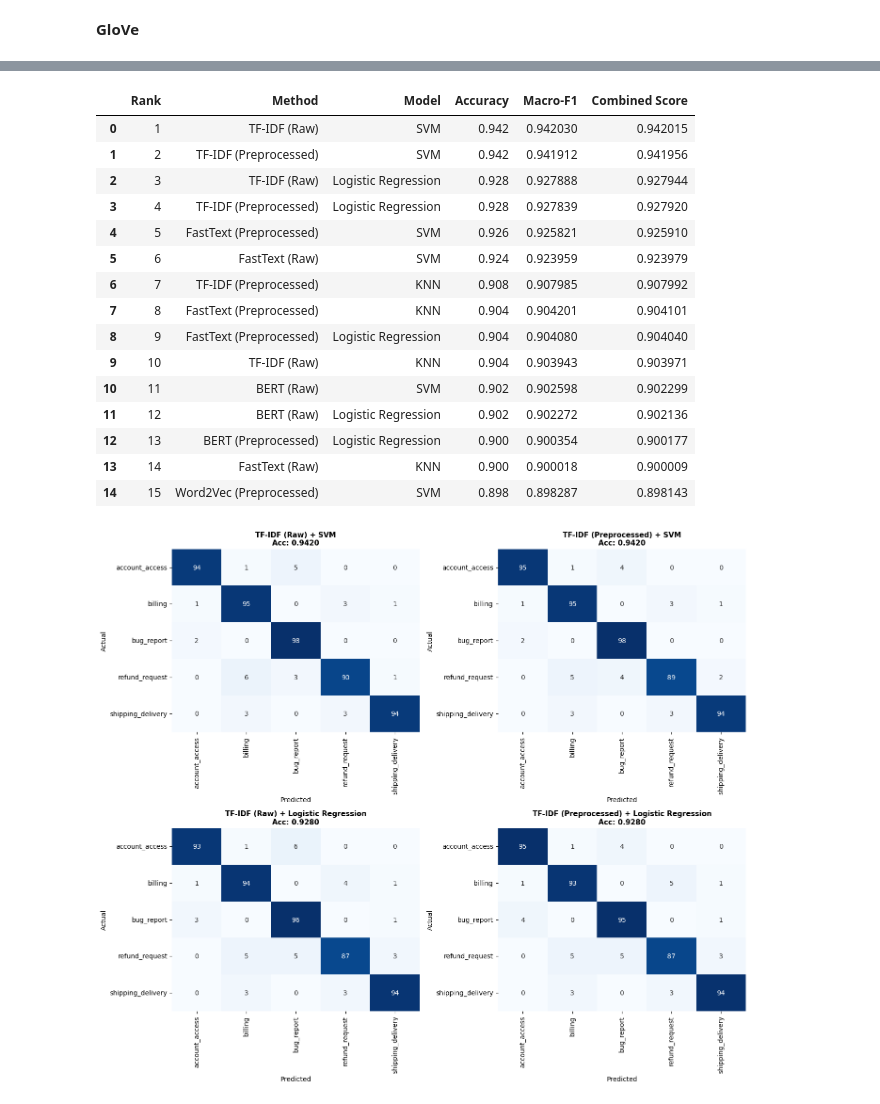
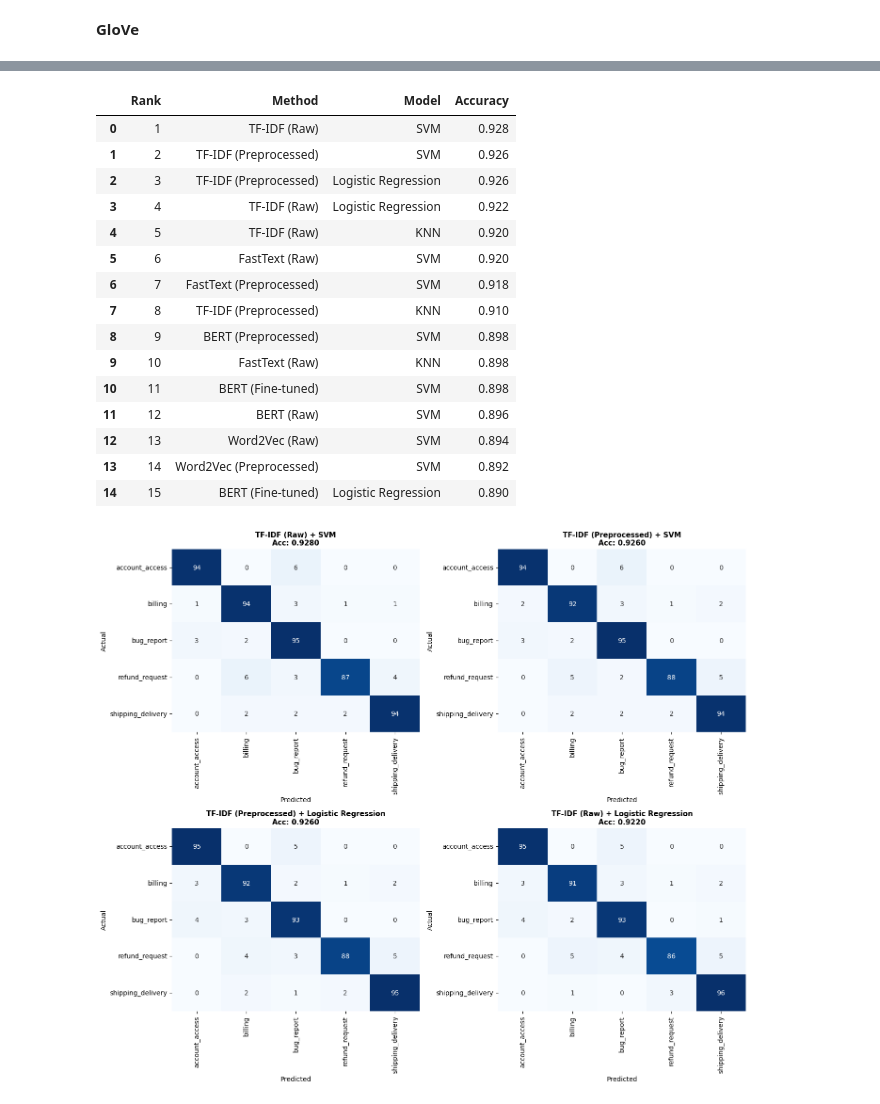
Before and after one commit to Try3D/support-ticket-classification, a Jupyter notebook: Analysis.ipynb, the cells around one changed output, grey strips where cells are left out. Cells and saved outputs as stored; diff of their text form; code cells hidden in the pictures.

```diff
--- a/Analysis.ipynb
+++ b/Analysis.ipynb
@@ -991,11 +1005,10 @@ for clf_name, clf in [('SVM', SVC(kernel='rbf')),
     y_pred = clf.predict(X_test_embed_bert_prep)
 
     accuracy = accuracy_score(y_test, y_pred)
-    macro_f1 = f1_score(y_test, y_pred, average='macro')
 
-    results_bert_prep[clf_name] = {'accuracy': accuracy, 'macro_f1': macro_f1}
+    results_bert_prep[clf_name] = {'accuracy': accuracy}
 
-    print(f"{clf_name:<25} Accuracy: {accuracy:.4f}  Macro-F1: {macro_f1:.4f}")
+    print(f"{clf_name:<25} Accuracy: {accuracy:.4f}")
 # %% [output]
 BERT (Preprocessed)
 
@@ -1163,15 +1171,19 @@ DistilBERT (Fine-tuned) Accuracy: 0.8880  Macro-F1: 0.8894
 # %%
 feature_methods = [
+    'TF-IDF (Raw)',
     'TF-IDF (Preprocessed)',
-    'TF-IDF (Raw)',
+
+    'Word2Vec (Raw)',
     'Word2Vec (Preprocessed)',
-    'Word2Vec (Raw)',
+
+    'FastText (Raw)',
     'FastText (Preprocessed)',
-    'FastText (Raw)',
+
+    'GloVe (Raw)',
     'GloVe (Preprocessed)',
-    'GloVe (Raw)',
+
+    'BERT (Raw)',
     'BERT (Preprocessed)',
-    'BERT (Raw)',
 ]
 
 all_results = {
@@ -1185,35 +1197,27 @@ all_results = {
     'GloVe (Raw)': results_glove_raw,
     'BERT (Preprocessed)': results_bert_prep,
     'BERT (Raw)': results_bert_raw,
-    'DistilBERT (Fine-tuned)': results_distilbert,
+    'BERT (Fine-tuned)': results_bert_prep,
 }
 
 records = []
 for method_name, model_scores in all_results.items():
     for model_name, metrics in model_scores.items():
         accuracy = metrics['accuracy']
-        macro_f1 = metrics['macro_f1']
-        combined_score = (accuracy + macro_f1) / 2.0
         records.append({
             'Method': method_name,
             'Model': model_name,
             'Accuracy': accuracy,
-            'Macro-F1': macro_f1,
-            'Combined Score': combined_score,
         })
 
 results_df = pd.DataFrame(records)
 accuracy_df = results_df.pivot(index='Method', columns='Model', values='Accuracy')
-f1_df = results_df.pivot(index='Method', columns='Model', values='Macro-F1')
-combined_df = results_df.pivot(index='Method', columns='Model', values='Combined Score')
 
 ordered_methods = [method for method in feature_methods if method in accuracy_df.index]
-if 'DistilBERT (Fine-tuned)' in accuracy_df.index:
-    ordered_methods.append('DistilBERT (Fine-tuned)')
+if 'BERT (Fine-tuned)' in accuracy_df.index:
+    ordered_methods.append('BERT (Fine-tuned)')
 
 accuracy_df = accuracy_df.reindex(ordered_methods)
-f1_df = f1_df.reindex(ordered_methods)
-combined_df = combined_df.reindex(ordered_methods)
 
 accuracy_df
 # %% [output]
@@ -1299,30 +1301,30 @@ Passing `palette` without assigning `hue` is deprecated and will be removed in v
 # %%
 ranking_df = results_df.sort_values(
-    by=['Combined Score', 'Accuracy', 'Macro-F1'],
+    by=['Accuracy'],
     ascending=False,
  ).reset_index(drop=True)
 
 ranking_df['Rank'] = np.arange(1, len(ranking_df) + 1)
-ranking_df = ranking_df[['Rank', 'Method', 'Model', 'Accuracy', 'Macro-F1', 'Combined Score']]
+ranking_df = ranking_df[['Rank', 'Method', 'Model', 'Accuracy']]
 
 ranking_df.head(15)
 # %% [output]
-|  | Rank | Method | Model | Accuracy | Macro-F1 | Combined Score |
-| 0 | 1 | TF-IDF (Raw) | SVM | 0.942 | 0.942030 | 0.942015 |
-| 1 | 2 | TF-IDF (Preprocessed) | SVM | 0.942 | 0.941912 | 0.941956 |
-| 2 | 3 | TF-IDF (Raw) | Logistic Regression | 0.928 | 0.927888 | 0.927944 |
-| 3 | 4 | TF-IDF (Preprocessed) | Logistic Regression | 0.928 | 0.927839 | 0.927920 |
-| 4 | 5 | FastText (Preprocessed) | SVM | 0.926 | 0.925821 | 0.925910 |
-| 5 | 6 | FastText (Raw) | SVM | 0.924 | 0.923959 | 0.923979 |
-| 6 | 7 | TF-IDF (Preprocessed) | KNN | 0.908 | 0.907985 | 0.907992 |
-| 7 | 8 | FastText (Preprocessed) | KNN | 0.904 | 0.904201 | 0.904101 |
-| 8 | 9 | FastText (Preprocessed) | Logistic Regression | 0.904 | 0.904080 | 0.904040 |
-| 9 | 10 | TF-IDF (Raw) | KNN | 0.904 | 0.903943 | 0.903971 |
-| 10 | 11 | BERT (Raw) | SVM | 0.902 | 0.902598 | 0.902299 |
-| 11 | 12 | BERT (Raw) | Logistic Regression | 0.902 | 0.902272 | 0.902136 |
-| 12 | 13 | BERT (Preprocessed) | Logistic Regression | 0.900 | 0.900354 | 0.900177 |
-| 13 | 14 | FastText (Raw) | KNN | 0.900 | 0.900018 | 0.900009 |
-| 14 | 15 | Word2Vec (Preprocessed) | SVM | 0.898 | 0.898287 | 0.898143 |
+|  | Rank | Method | Model | Accuracy |
+| 0 | 1 | TF-IDF (Raw) | SVM | 0.928 |
+| 1 | 2 | TF-IDF (Preprocessed) | SVM | 0.926 |
+| 2 | 3 | TF-IDF (Preprocessed) | Logistic Regression | 0.926 |
+| 3 | 4 | TF-IDF (Raw) | Logistic Regression | 0.922 |
+| 4 | 5 | TF-IDF (Raw) | KNN | 0.920 |
+| 5 | 6 | FastText (Raw) | SVM | 0.920 |
+| 6 | 7 | FastText (Preprocessed) | SVM | 0.918 |
+| 7 | 8 | TF-IDF (Preprocessed) | KNN | 0.910 |
+| 8 | 9 | BERT (Preprocessed) | SVM | 0.898 |
+| 9 | 10 | FastText (Raw) | KNN | 0.898 |
+| 10 | 11 | BERT (Fine-tuned) | SVM | 0.898 |
+| 11 | 12 | BERT (Raw) | SVM | 0.896 |
+| 12 | 13 | Word2Vec (Raw) | SVM | 0.894 |
+| 13 | 14 | Word2Vec (Preprocessed) | SVM | 0.892 |
+| 14 | 15 | BERT (Fine-tuned) | Logistic Regression | 0.890 |
 # %%
 def get_classical_predictions(model_name, X_train_features, X_test_features):
     if model_name == 'SVM':
@@ -1357,36 +1359,36 @@ for plot_idx, (_, row) in enumerate(top_models.iterrows()):
     model_name = row['Model']
     accuracy = row['Accuracy']
 
-    if method_name == 'DistilBERT (Fine-tuned)' and model_name == 'DistilBERT':
-        y_pred = distilbert_test_preds
+    if method_name == 'BERT (Fine-tuned)' and model_name == 'BERT':
+        y_pred = bert_test_preds
     else:
         X_train_features, X_test_features = feature_model_map[method_name]
         y_pred = get_classical_predictions(model_name, X_train_features, X_test_features)
 
     cm = confusion_matrix(y_test, y_pred, labels=unique_labels)
 
     sns.heatmap(
         cm,
         annot=True,
         fmt='d',
         cmap='Blues',
         ax=axes[plot_idx],
         xticklabels=unique_labels,
         yticklabels=unique_labels,
         cbar=False,
     )
     axes[plot_idx].set_title(
         f"{method_name} + {model_name}\nAcc: {accuracy:.4f}",
         fontsize=11,
         fontweight='bold',
     )
     axes[plot_idx].set_xlabel('Predicted')
     axes[plot_idx].set_ylabel('Actual')
 
 for idx in range(len(top_models), len(axes)):
     axes[idx].axis('off')
 
 plt.tight_layout()
 plt.show()
 # %% [output]
-[figure, old version]
+[figure, new version]
```
Also changed, not shown: parts of 24 cells of this notebook.
